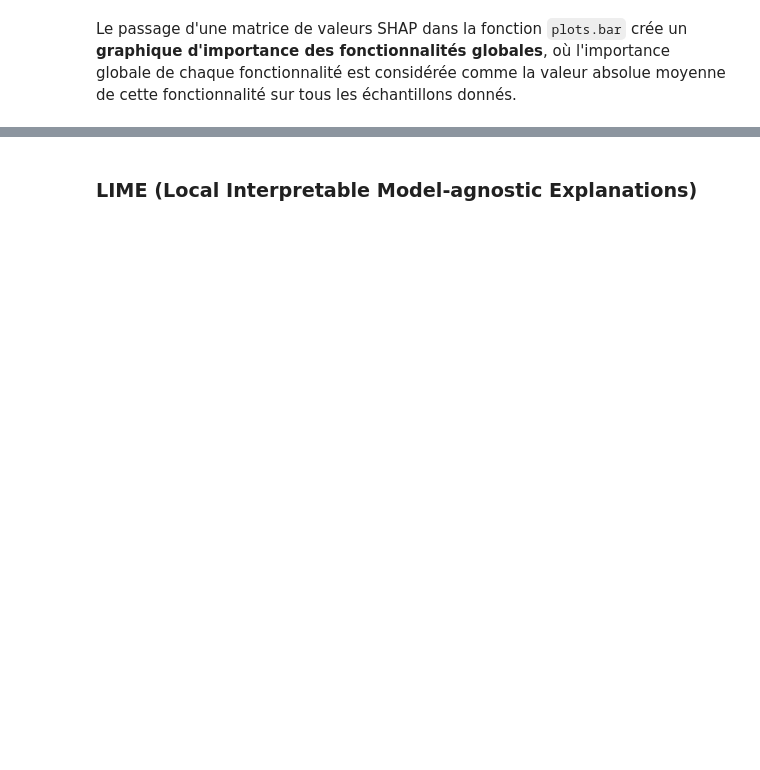
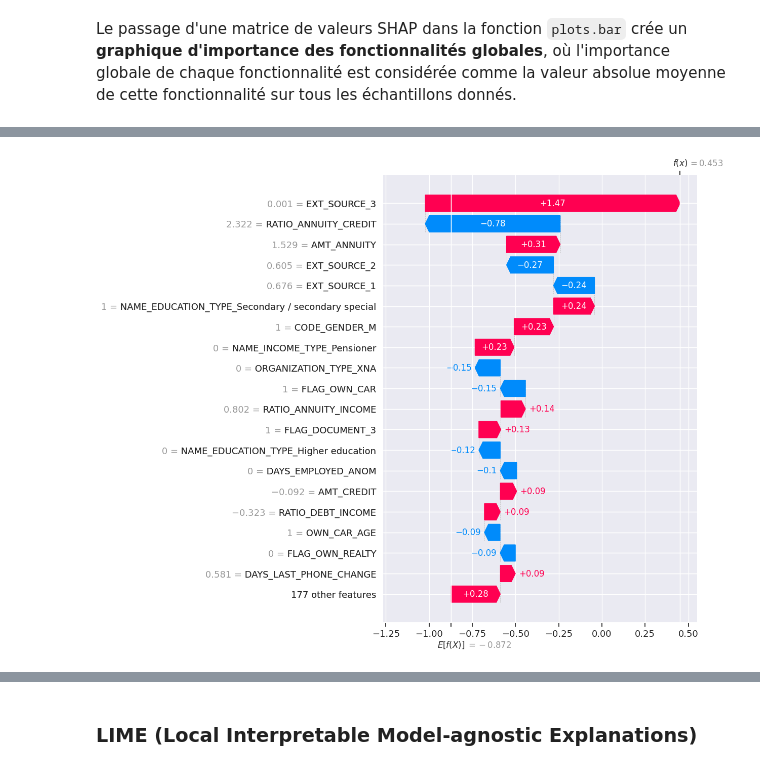
Before and after one commit to DavidScanu/oc-ai-engineer-p04-scoring, a Jupyter notebook: p04_scanu_david_02_notebook_training_2024_11_22.ipynb, the cells around one changed output, grey strips where cells are left out. Cells and saved outputs as stored; diff of their text form; code cells hidden in the pictures; blank space fills up the shorter version.

```diff
--- a/p04_scanu_david_02_notebook_training_2024_11_22.ipynb
+++ b/p04_scanu_david_02_notebook_training_2024_11_22.ipynb
@@ -1609,3 +1623,7 @@ shap.plots.force(shap_values[0], matplotlib=True)
+# %%
+shap.plots.waterfall(shap_values[0], max_display=20)
+# %% [output]
+[figure, added]
 # %%
 shap.plots.bar(shap_values[0], max_display=20)
 # %% [output]
```
Also changed, not shown: parts of 22 cells of this notebook, 1 other file.
